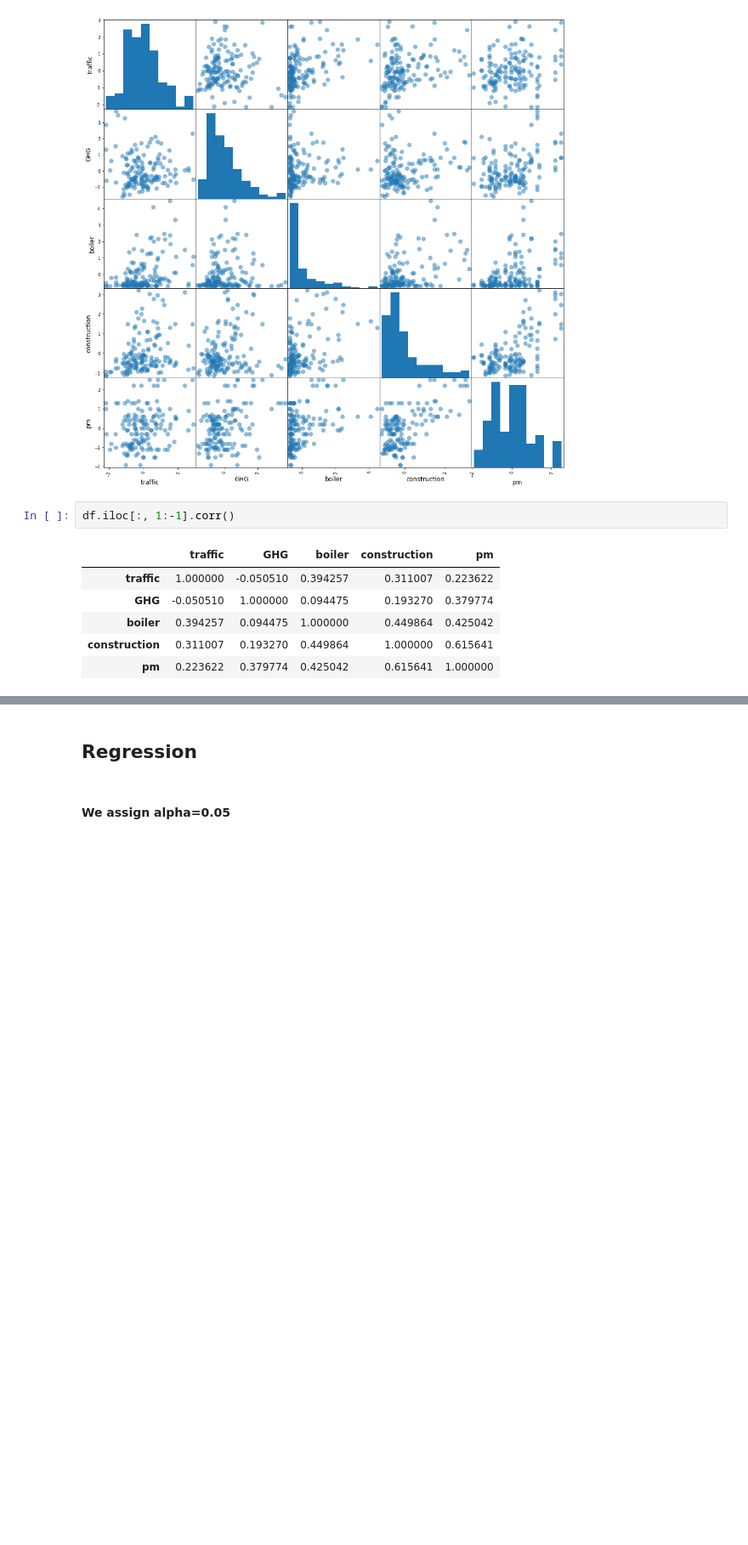
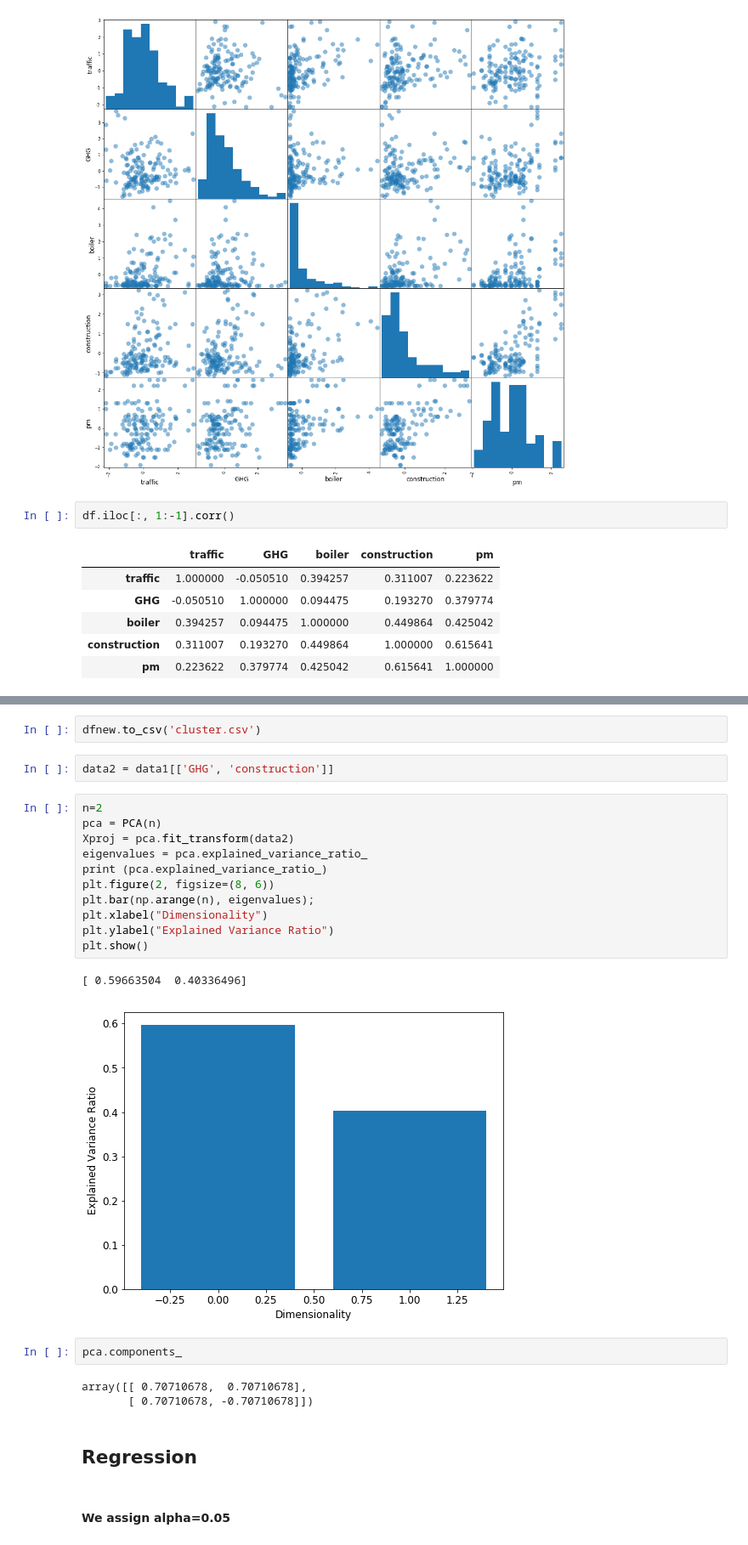
Before and after one commit to lingyielia/Civic, a Jupyter notebook: final_project/4-regression.ipynb, the cells around one changed output, grey strips where cells are left out. Shown at 85% size. Saved outputs shown, nothing was run; the diff lists cells and outputs as text; blank space fills up the shorter version.

```diff
--- a/final_project/4-regression.ipynb
+++ b/final_project/4-regression.ipynb
@@ -282,3 +404,26 @@ df.iloc[:, 1:-1].corr()
+# %%
+dfnew.to_csv('cluster.csv')
+# %%
+data2 = data1[['GHG', 'construction']]
+# %%
+n=2
+pca = PCA(n)
+Xproj = pca.fit_transform(data2)
+eigenvalues = pca.explained_variance_ratio_
+print (pca.explained_variance_ratio_)
+plt.figure(2, figsize=(8, 6))
+plt.bar(np.arange(n), eigenvalues);
+plt.xlabel("Dimensionality")
+plt.ylabel("Explained Variance Ratio")
+plt.show()
+# %% [output]
+[ 0.59663504  0.40336496]
+[figure, added]
+# %%
+pca.components_
+# %% [output]
+array([[ 0.70710678,  0.70710678],
+       [ 0.70710678, -0.70710678]])
 # %% [markdown]
 ## Regression
 # %% [markdown]
```
Also changed, not shown: parts of 19 cells of this notebook.
